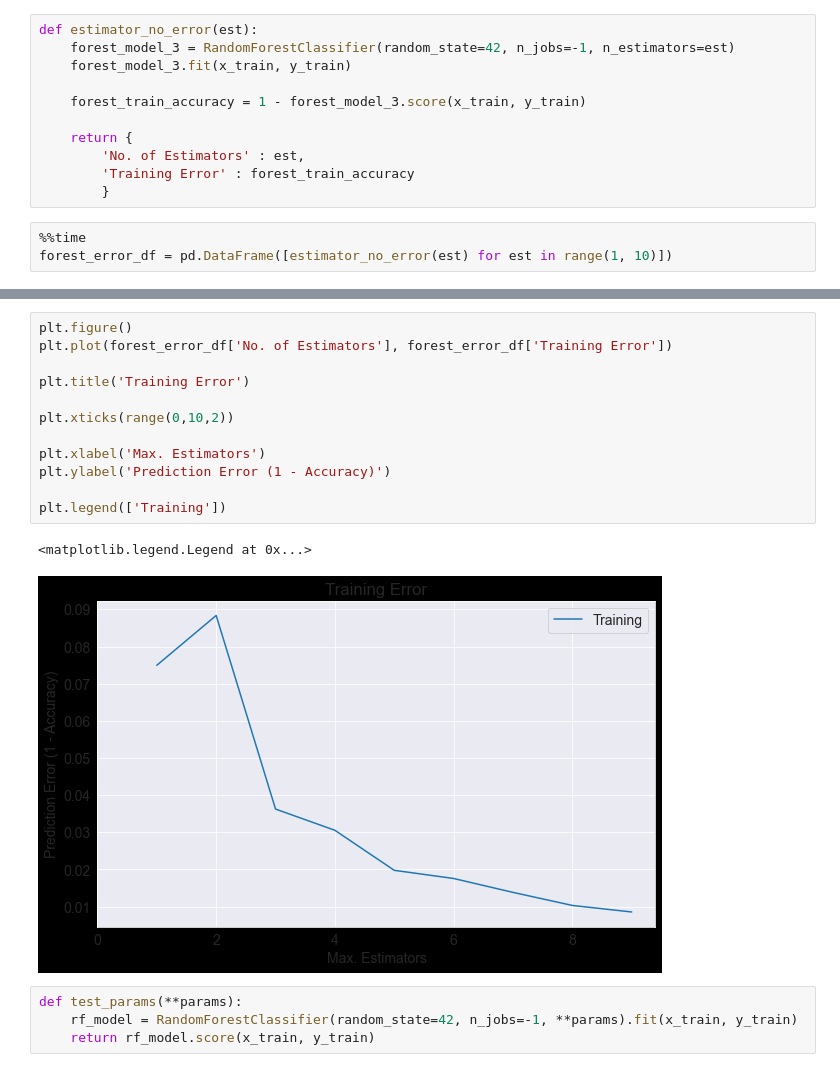
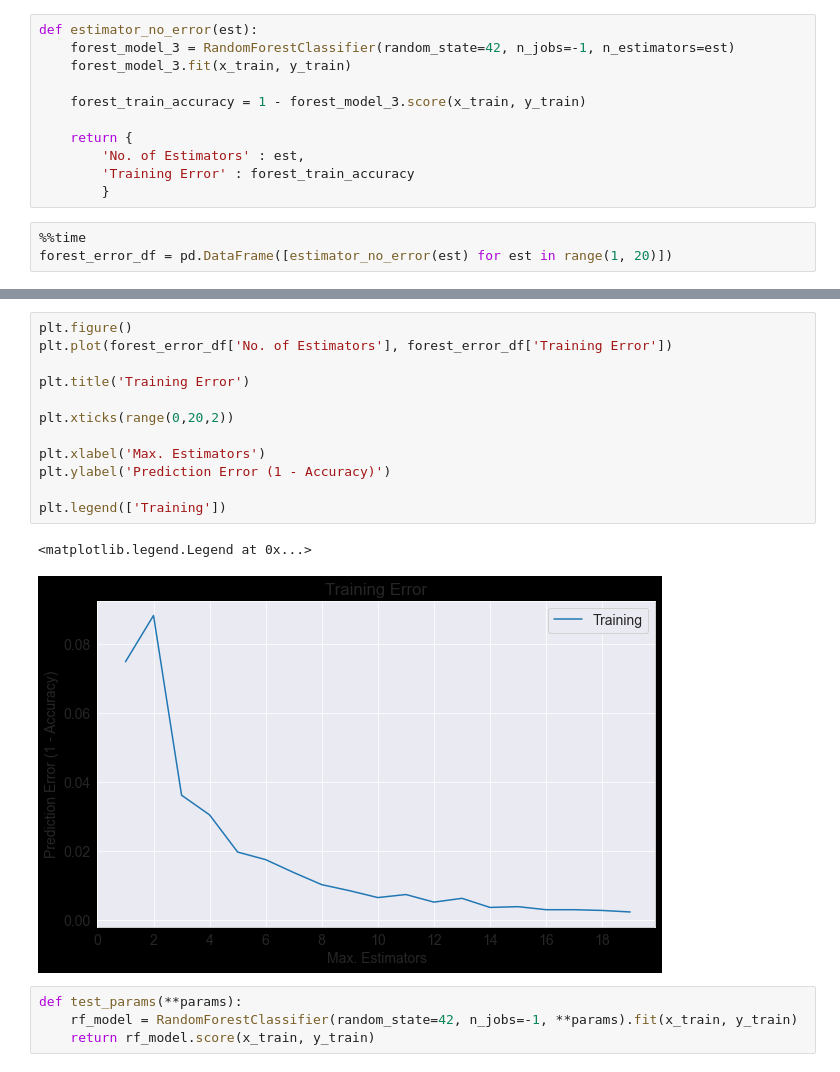
Before and after one commit to wessware/diabetes_data_analysis, a Jupyter notebook: models/random_forest_models/random_forest_classifier_few_features_synthetic_data.ipynb, the cells around one changed output, grey strips where cells are left out. Drawn from its saved outputs; the diff is of its cells as text.

Commit message:
rf synthetic data fewer features second score

```diff
--- a/models/random_forest_models/random_forest_classifier_few_features_synthetic_data.ipynb
+++ b/models/random_forest_models/random_forest_classifier_few_features_synthetic_data.ipynb
@@ -215,5 +215,5 @@ def estimator_no_error(est):
         }
 # %%
 %%time
-forest_error_df = pd.DataFrame([estimator_no_error(est) for est in range(1, 10)])
+forest_error_df = pd.DataFrame([estimator_no_error(est) for est in range(1, 20)])
 # %% [output]
@@ -234,18 +241,18 @@ forest_error_df
 # %%
 plt.figure()
 plt.plot(forest_error_df['No. of Estimators'], forest_error_df['Training Error'])
 
 plt.title('Training Error')
 
-plt.xticks(range(0,10,2))
+plt.xticks(range(0,20,2))
 
 plt.xlabel('Max. Estimators')
 plt.ylabel('Prediction Error (1 - Accuracy)')
 
 plt.legend(['Training'])
 # %% [output]
 <matplotlib.legend.Legend at 0x...>
-[figure, old version]
+[figure, new version]
 # %%
 def test_params(**params):
     rf_model = RandomForestClassifier(random_state=42, n_jobs=-1, **params).fit(x_train, y_train)
```
Also changed, not shown: parts of 12 cells of this notebook.
